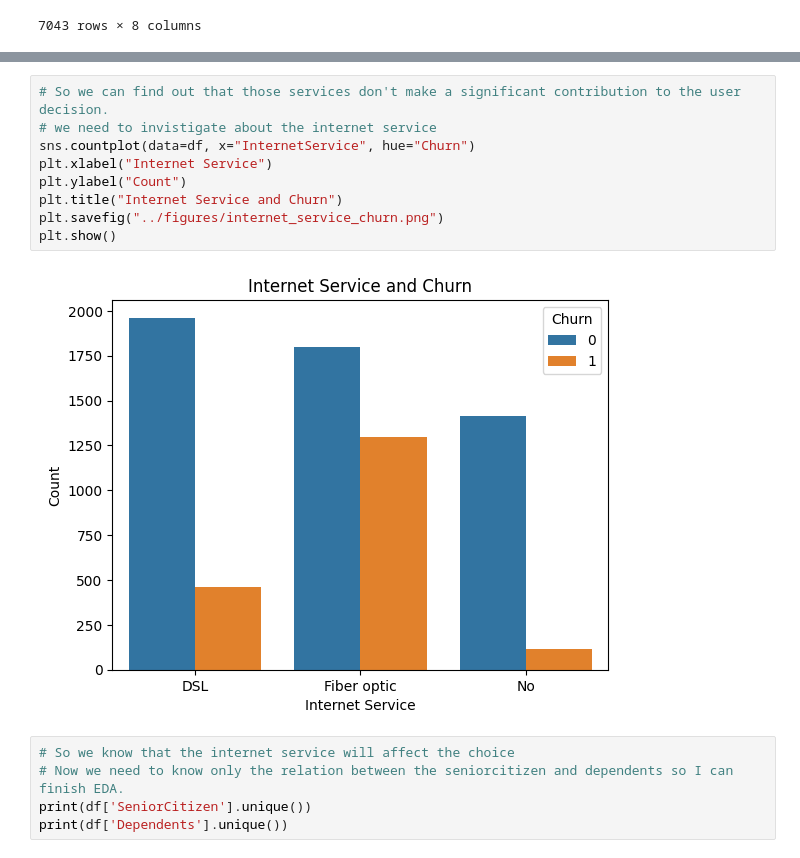
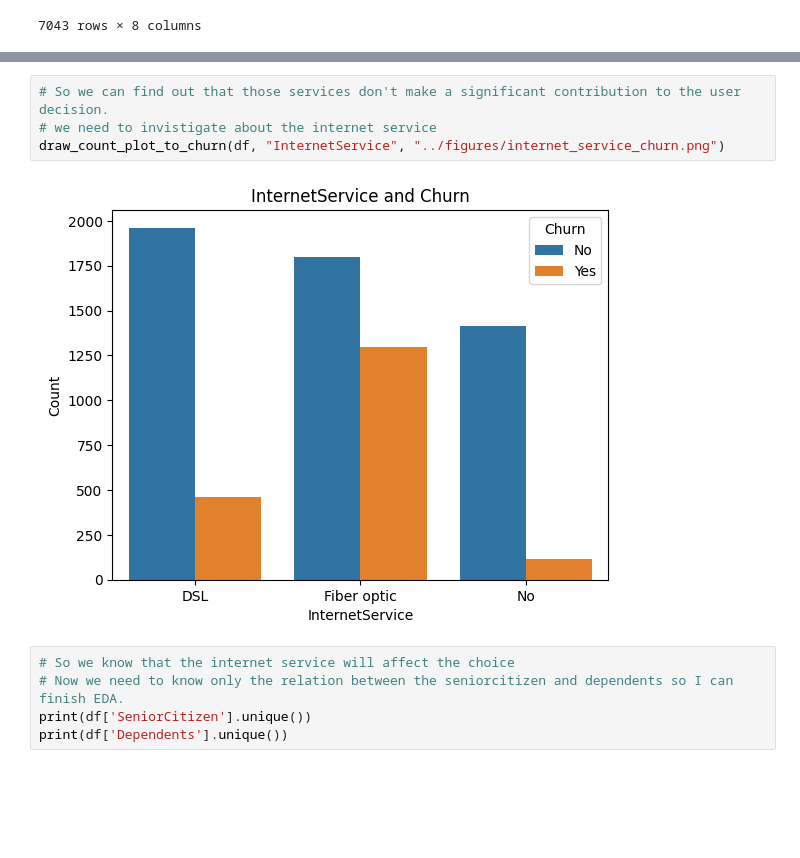
Before and after one commit to yushi2006/Telco-Churn-Broadcasting, a Jupyter notebook: notebooks/EDA.ipynb, the cells around one changed output, grey strips where cells are left out. Drawn from its saved outputs; the diff is of its cells as text; blank space fills up the shorter version.

```diff
--- a/notebooks/EDA.ipynb
+++ b/notebooks/EDA.ipynb
@@ -268,14 +144,9 @@ plt.show()
 # %%
 # So we can find out that those services don't make a significant contribution to the user decision.
 # we need to invistigate about the internet service
-sns.countplot(data=df, x="InternetService", hue="Churn")
-plt.xlabel("Internet Service")
-plt.ylabel("Count")
-plt.title("Internet Service and Churn")
-plt.savefig("../figures/internet_service_churn.png")
-plt.show()
+draw_count_plot_to_churn(df, "InternetService", "../figures/internet_service_churn.png")
 # %% [output]
-[figure, old version]
+[figure, new version]
 # %%
 # So we know that the internet service will affect the choice
 # Now we need to know only the relation between the seniorcitizen and dependents so I can finish EDA.
```
Also changed, not shown: parts of 25 cells of this notebook, 10 other files.
